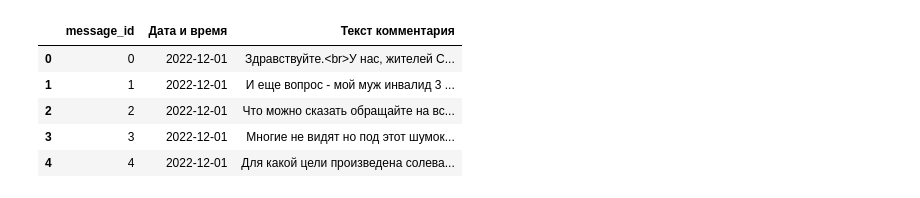
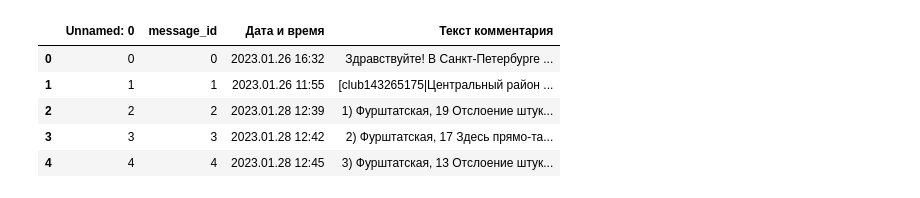
Before and after one commit to iduprojects/SOIKA, a Jupyter notebook: examples/pipeline_example.ipynb, the cells around one changed output. Saved outputs shown, nothing was run; the diff lists cells and outputs as text; code cells hidden in the pictures.

```diff
--- a/examples/pipeline_example.ipynb
+++ b/examples/pipeline_example.ipynb
@@ -12,14 +10,13 @@ df_texts = pd.read_excel('F:\Coding\Сообщения на неделю.xlsx')
-# %%
-df_texts = df_texts[['Дата создания', 'Текст']].reset_index()
-df_texts.columns = ['message_id', 'Дата и время', 'Текст комментария']
-df_texts.head(5)
-# %% [output]
-|  | message_id | Дата и время | Текст комментария |
-| 0 | 0 | 2022-12-01 | Здравствуйте.<br>У нас, жителей С... |
-| 1 | 1 | 2022-12-01 | И еще вопрос - мой муж инвалид 3 ... |
-| 2 | 2 | 2022-12-01 | Что можно сказать обращайте на вс... |
-| 3 | 3 | 2022-12-01 | Многие не видят но под этот шумок... |
-| 4 | 4 | 2022-12-01 | Для какой цели произведена солева... |
+# %%
+df_texts = pd.read_csv('sample_data.csv')
+df_texts.head(5)
+# %% [output]
+|  | Unnamed: 0 | message_id | Дата и время | Текст комментария |
+| 0 | 0 | 0 | 2023.01.26 16:32 | Здравствуйте! В Санкт-Петербурге ... |
+| 1 | 1 | 1 | 2023.01.26 11:55 | [club143265175|Центральный район ... |
+| 2 | 2 | 2 | 2023.01.28 12:39 | 1) Фурштатская, 19 Отслоение штук... |
+| 3 | 3 | 3 | 2023.01.28 12:42 | 2) Фурштатская, 17 Здесь прямо-та... |
+| 4 | 4 | 4 | 2023.01.28 12:45 | 3) Фурштатская, 13 Отслоение штук... |
 # %%
 device_type = torch.device('cuda:0')
 classification_model = TextClassifier(
```
Also changed, not shown: parts of 6 cells of this notebook, 3 other files.
